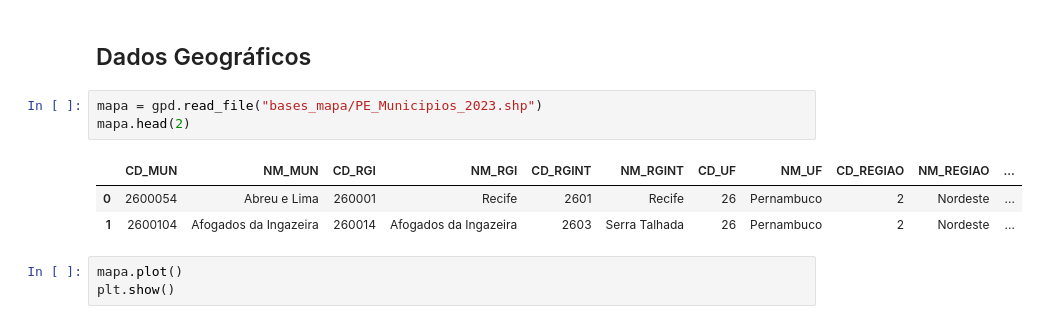
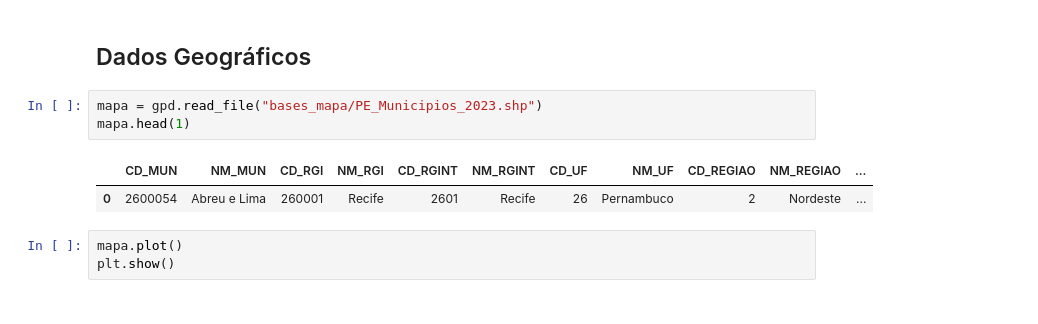
Before and after one commit to aliciamarzola/tp_bdg, a Jupyter notebook: exploring.ipynb, the cells around one changed output. Saved outputs shown, nothing was run; the diff lists cells and outputs as text.

```diff
--- a/exploring.ipynb
+++ b/exploring.ipynb
@@ -15,11 +15,10 @@ np.set_printoptions(threshold=np.inf)
 ## Dados Geográficos
 # %%
 mapa = gpd.read_file("bases_mapa/PE_Municipios_2023.shp")
-mapa.head(2)
+mapa.head(1)
 # %% [output]
 |  | CD_MUN | NM_MUN | CD_RGI | NM_RGI | CD_RGINT | NM_RGINT | CD_UF | NM_UF | CD_REGIAO | NM_REGIAO | ... |
 | 0 | 2600054 | Abreu e Lima | 260001 | Recife | 2601 | Recife | 26 | Pernambuco | 2 | Nordeste | ... |
-| 1 | 2600104 | Afogados da Ingazeira | 260014 | Afogados da Ingazeira | 2603 | Serra Talhada | 26 | Pernambuco | 2 | Nordeste | ... |
 # %%
 mapa.plot()
 plt.show()
```
Also changed, not shown: parts of 6 cells of this notebook.
